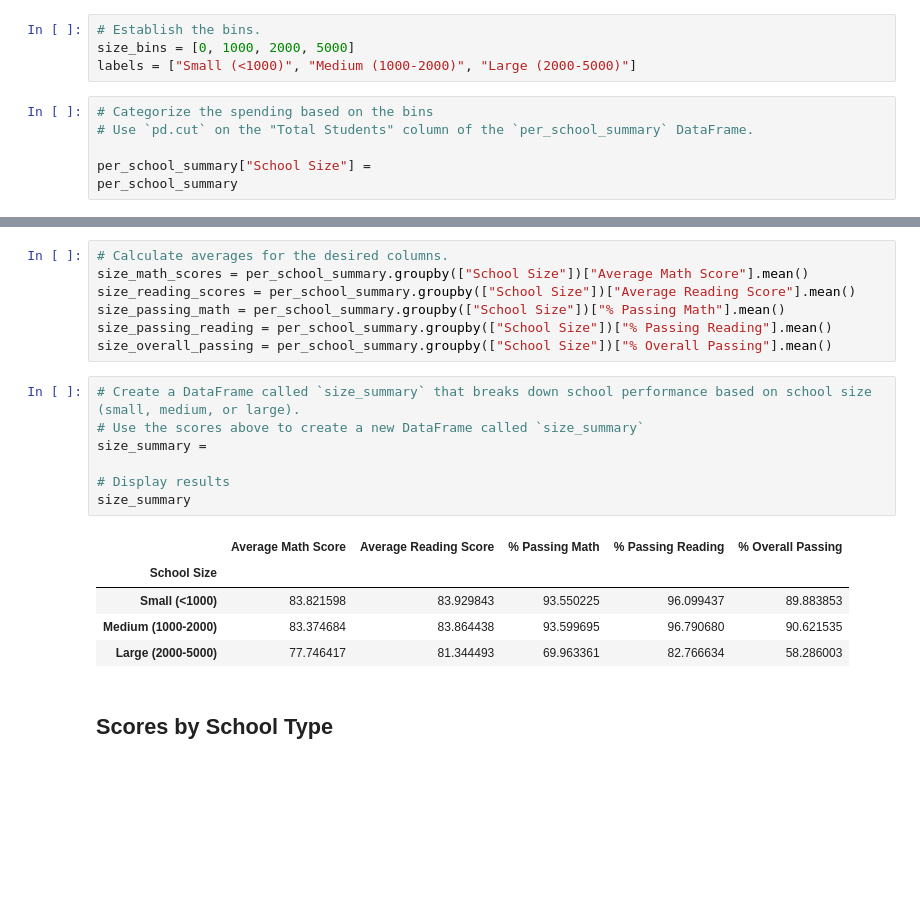
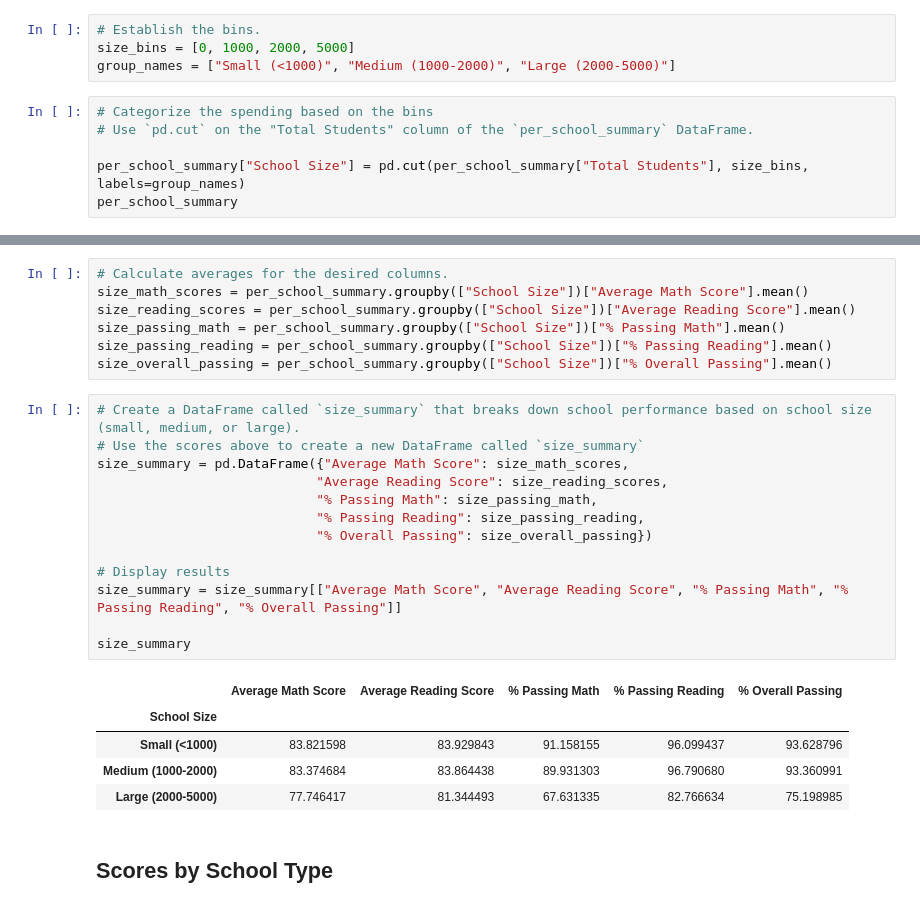
Before and after one commit to Kristen-Beer/pandas-challenge, a Jupyter notebook: PyCitySchools_starter.ipynb, the cells around one changed output, grey strips where cells are left out. Cells and saved outputs as stored; diff of their text form; blank space fills up the shorter version.

```diff
--- a/PyCitySchools_starter.ipynb
+++ b/PyCitySchools_starter.ipynb
@@ -388,12 +411,12 @@ spending_summary
 # %%
 # Establish the bins.
 size_bins = [0, 1000, 2000, 5000]
-labels = ["Small (<1000)", "Medium (1000-2000)", "Large (2000-5000)"]
+group_names = ["Small (<1000)", "Medium (1000-2000)", "Large (2000-5000)"]
 # %%
 # Categorize the spending based on the bins
 # Use `pd.cut` on the "Total Students" column of the `per_school_summary` DataFrame.
 
-per_school_summary["School Size"] =
+per_school_summary["School Size"] = pd.cut(per_school_summary["Total Students"], size_bins, labels=group_names)
 per_school_summary
 # %% [output]
 |  | School Type | Total Students | Total School Budget | Per Student Budget | Average Math Score | ... |
@@ -422,16 +445,22 @@ size_overall_passing = per_school_summary.groupby(["School Size"])["% Overall Pa
 # %%
 # Create a DataFrame called `size_summary` that breaks down school performance based on school size (small, medium, or large).
 # Use the scores above to create a new DataFrame called `size_summary`
-size_summary =
+size_summary = pd.DataFrame({"Average Math Score": size_math_scores,
+                            "Average Reading Score": size_reading_scores,
+                            "% Passing Math": size_passing_math,
+                            "% Passing Reading": size_passing_reading,
+                            "% Overall Passing": size_overall_passing})
 
 # Display results
+size_summary = size_summary[["Average Math Score", "Average Reading Score", "% Passing Math", "% Passing Reading", "% Overall Passing"]]
+
 size_summary
 # %% [output]
 |  | Average Math Score | Average Reading Score | % Passing Math | % Passing Reading | % Overall Passing |
 | School Size |  |  |  |  |  |
-| Small (<1000) | 83.821598 | 83.929843 | 93.550225 | 96.099437 | 89.883853 |
-| Medium (1000-2000) | 83.374684 | 83.864438 | 93.599695 | 96.790680 | 90.621535 |
-| Large (2000-5000) | 77.746417 | 81.344493 | 69.963361 | 82.766634 | 58.286003 |
+| Small (<1000) | 83.821598 | 83.929843 | 91.158155 | 96.099437 | 93.628796 |
+| Medium (1000-2000) | 83.374684 | 83.864438 | 89.931303 | 96.790680 | 93.360991 |
+| Large (2000-5000) | 77.746417 | 81.344493 | 67.631335 | 82.766634 | 75.198985 |
 # %% [markdown]
 ## Scores by School Type
 # %%
```
Also changed, not shown: parts of 10 cells of this notebook.
